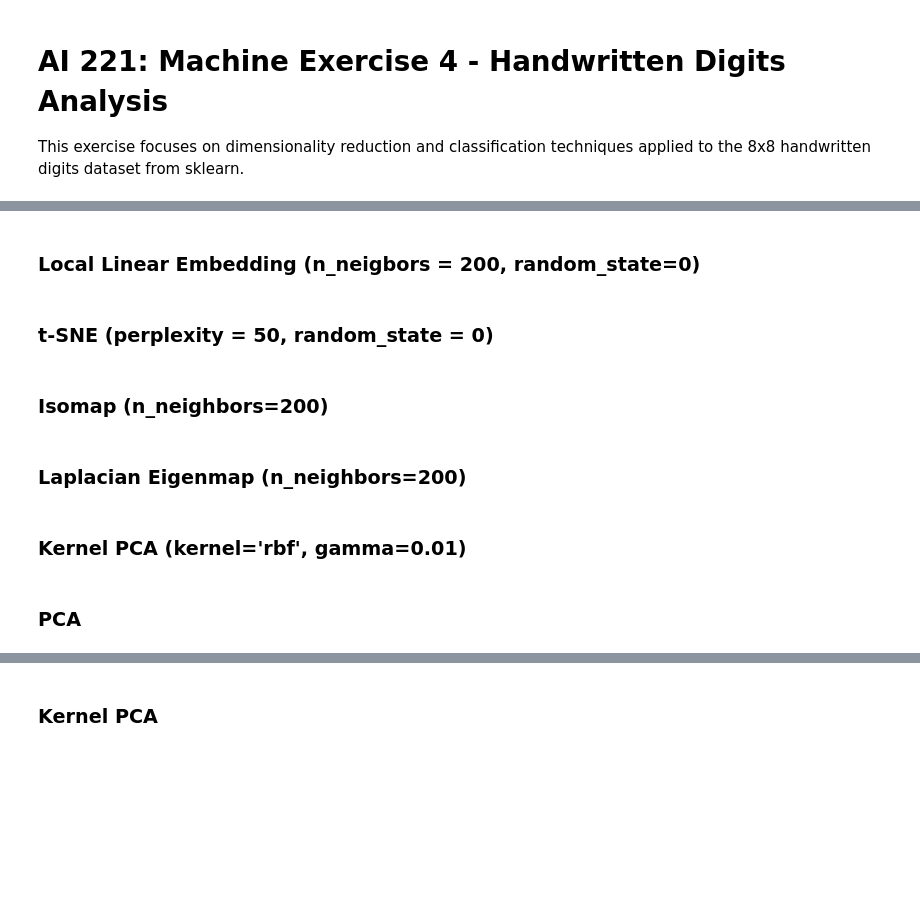
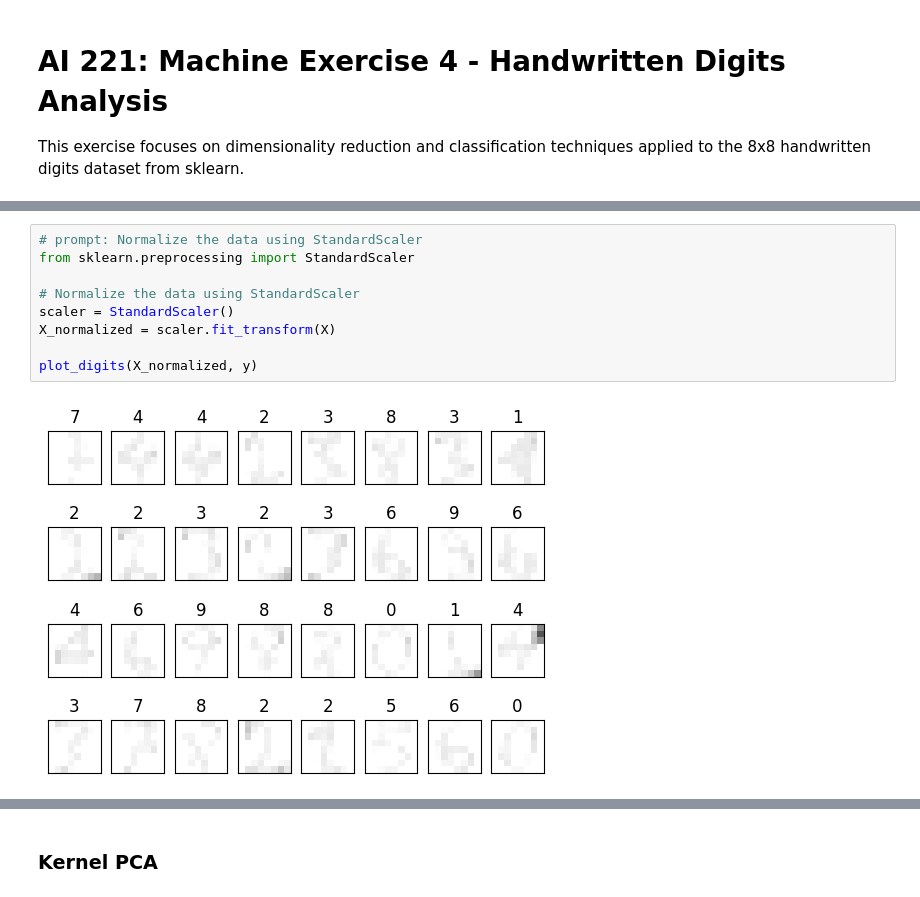
Before and after one commit to jonmaaku/AI221-machine-problems, a Jupyter notebook: mp4/MP4.ipynb, the cells around one changed output, grey strips where cells are left out. Drawn from its saved outputs; the diff is of its cells as text; blank space fills up the shorter version.

```diff
--- a/mp4/MP4.ipynb
+++ b/mp4/MP4.ipynb
@@ -30,15 +75,14 @@ This section contains the core implementations of this
    - Project data to 2D for each method
    - Color points by digit labels
    - Compare clustering quality
-# %% [markdown]
-### Local Linear Embedding (n_neigbors = 200, random_state=0)
-# %% [markdown]
-### t-SNE (perplexity = 50, random_state = 0)
-# %% [markdown]
-### Isomap (n_neighbors=200)
-# %% [markdown]
-### Laplacian Eigenmap (n_neighbors=200)
-# %% [markdown]
-### Kernel PCA (kernel='rbf', gamma=0.01)
-# %% [markdown]
-### PCA
+# %%
+# prompt: Normalize the data using StandardScaler
+from sklearn.preprocessing import StandardScaler
+
+# Normalize the data using StandardScaler
+scaler = StandardScaler()
+X_normalized = scaler.fit_transform(X)
+
+plot_digits(X_normalized, y)
+# %% [output]
+[figure, added]
```
Also changed, not shown: parts of 14 cells of this notebook, 1 other file.
